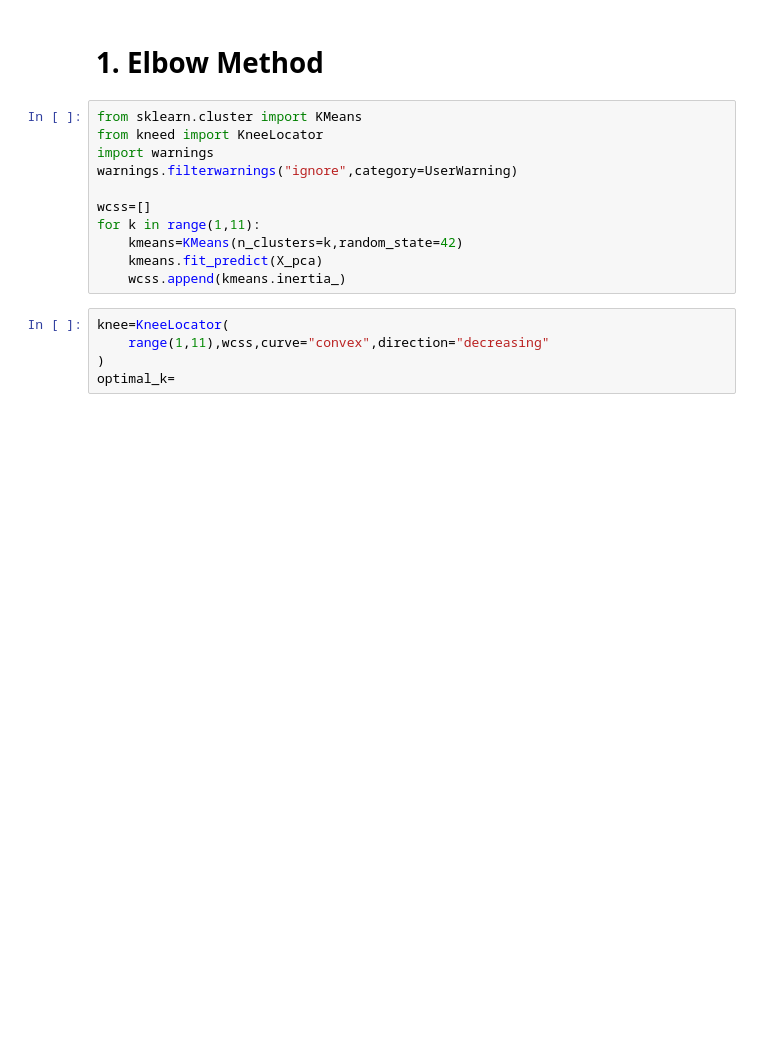
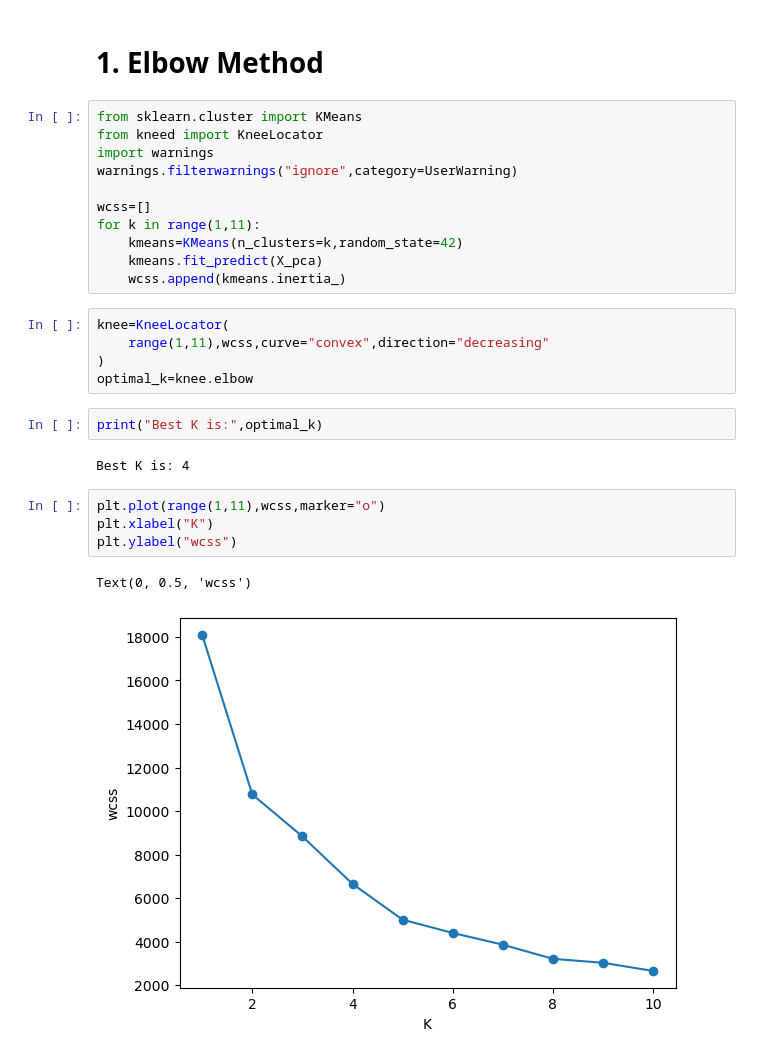
Before and after one commit to Sauravkumarv/E-commarce_customer_segmetation_system, a Jupyter notebook: e-commarce-customer-segmentation-system.ipynb, the cells around one changed output. Drawn from its saved outputs; the diff is of its cells as text; blank space fills up the shorter version.

Commit message:
Got best K value

```diff
--- a/e-commarce-customer-segmentation-system.ipynb
+++ b/e-commarce-customer-segmentation-system.ipynb
@@ -184,4 +184,15 @@ for k in range(1,11):
 knee=KneeLocator(
     range(1,11),wcss,curve="convex",direction="decreasing"
 )
-optimal_k=
+optimal_k=knee.elbow
+# %%
+print("Best K is:",optimal_k)
+# %% [output]
+Best K is: 4
+# %%
+plt.plot(range(1,11),wcss,marker="o")
+plt.xlabel("K")
+plt.ylabel("wcss")
+# %% [output]
+Text(0, 0.5, 'wcss')
+[figure, added]
```
Also changed, not shown: parts of 3 cells of this notebook, 1 other file.
